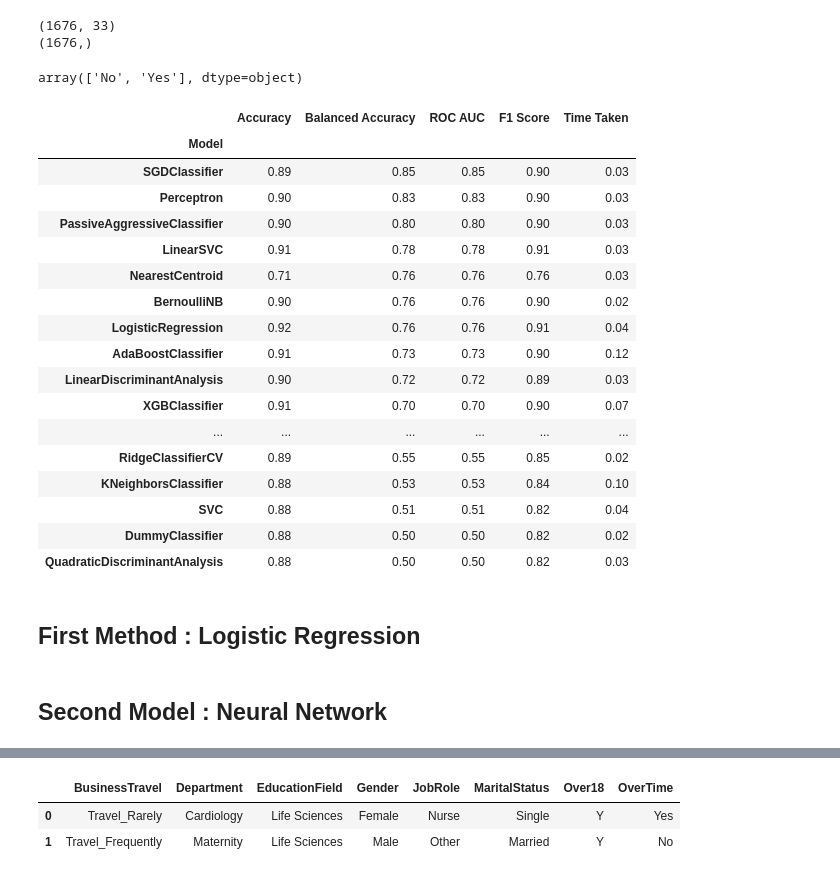
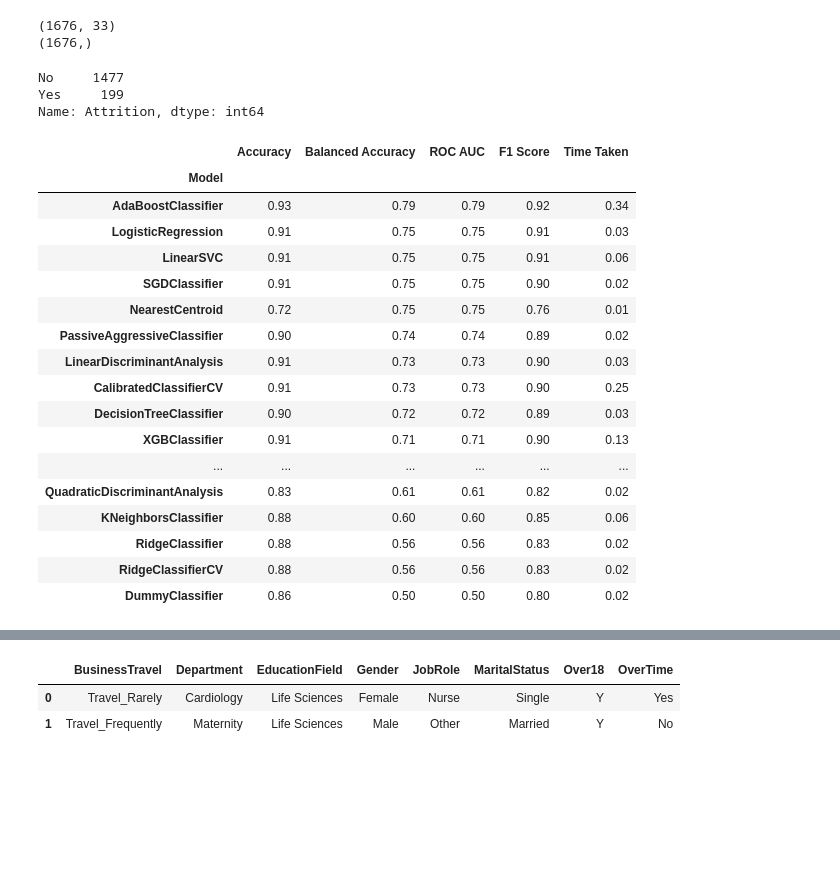
Before and after one commit to markmlowe/capstone, a Jupyter notebook: notebooks/01_mml_initial_data_exploration.ipynb, the cells around one changed output, grey strips where cells are left out. Cells and saved outputs as stored; diff of their text form; code cells hidden in the pictures; blank space fills up the shorter version.

Commit message:
logistic regression model testing

```diff
--- a/notebooks/01_mml_initial_data_exploration.ipynb
+++ b/notebooks/01_mml_initial_data_exploration.ipynb
@@ -47,9 +47,11 @@ print(y.shape)
 (1676, 33)
 (1676,)
 # %%
-y.unique()
+y.value_counts()
 # %% [output]
-array(['No', 'Yes'], dtype=object)
+No     1477
+Yes     199
+Name: Attrition, dtype: int64
 # %%
 y.replace('No', 0, inplace=True)
 y.replace('Yes', 1, inplace = True)
@@ -58,33 +60,29 @@ import lazypredict
 from lazypredict.Supervised import LazyClassifier
 from sklearn.model_selection import train_test_split
 # %%
-x_train, x_test, y_train, y_test = train_test_split(x,y, test_size =0.8, random_state=42)
+x_train, x_test, y_train, y_test = train_test_split(x,y, test_size =0.2, random_state=42)
 
 clf = LazyClassifier(verbose=0, ignore_warnings=True, custom_metric=None)
 
 models, predictions = clf.fit(x_train,x_test,y_train,y_test)
 
 models
 # %% [output]
 |  | Accuracy | Balanced Accuracy | ROC AUC | F1 Score | Time Taken |
 | Model |  |  |  |  |  |
-| SGDClassifier | 0.89 | 0.85 | 0.85 | 0.90 | 0.03 |
-| Perceptron | 0.90 | 0.83 | 0.83 | 0.90 | 0.03 |
-| PassiveAggressiveClassifier | 0.90 | 0.80 | 0.80 | 0.90 | 0.03 |
-| LinearSVC | 0.91 | 0.78 | 0.78 | 0.91 | 0.03 |
-| NearestCentroid | 0.71 | 0.76 | 0.76 | 0.76 | 0.03 |
-| BernoulliNB | 0.90 | 0.76 | 0.76 | 0.90 | 0.02 |
-| LogisticRegression | 0.92 | 0.76 | 0.76 | 0.91 | 0.04 |
-| AdaBoostClassifier | 0.91 | 0.73 | 0.73 | 0.90 | 0.12 |
-| LinearDiscriminantAnalysis | 0.90 | 0.72 | 0.72 | 0.89 | 0.03 |
-| XGBClassifier | 0.91 | 0.70 | 0.70 | 0.90 | 0.07 |
+| AdaBoostClassifier | 0.93 | 0.79 | 0.79 | 0.92 | 0.34 |
+| LogisticRegression | 0.91 | 0.75 | 0.75 | 0.91 | 0.03 |
+| LinearSVC | 0.91 | 0.75 | 0.75 | 0.91 | 0.06 |
+| SGDClassifier | 0.91 | 0.75 | 0.75 | 0.90 | 0.02 |
+| NearestCentroid | 0.72 | 0.75 | 0.75 | 0.76 | 0.01 |
+| PassiveAggressiveClassifier | 0.90 | 0.74 | 0.74 | 0.89 | 0.02 |
+| LinearDiscriminantAnalysis | 0.91 | 0.73 | 0.73 | 0.90 | 0.03 |
+| CalibratedClassifierCV | 0.91 | 0.73 | 0.73 | 0.90 | 0.25 |
+| DecisionTreeClassifier | 0.90 | 0.72 | 0.72 | 0.89 | 0.03 |
+| XGBClassifier | 0.91 | 0.71 | 0.71 | 0.90 | 0.13 |
 | ... | ... | ... | ... | ... | ... |
-| RidgeClassifierCV | 0.89 | 0.55 | 0.55 | 0.85 | 0.02 |
-| KNeighborsClassifier | 0.88 | 0.53 | 0.53 | 0.84 | 0.10 |
-| SVC | 0.88 | 0.51 | 0.51 | 0.82 | 0.04 |
-| DummyClassifier | 0.88 | 0.50 | 0.50 | 0.82 | 0.02 |
-| QuadraticDiscriminantAnalysis | 0.88 | 0.50 | 0.50 | 0.82 | 0.03 |
+| QuadraticDiscriminantAnalysis | 0.83 | 0.61 | 0.61 | 0.82 | 0.02 |
+| KNeighborsClassifier | 0.88 | 0.60 | 0.60 | 0.85 | 0.06 |
+| RidgeClassifier | 0.88 | 0.56 | 0.56 | 0.83 | 0.02 |
+| RidgeClassifierCV | 0.88 | 0.56 | 0.56 | 0.83 | 0.02 |
+| DummyClassifier | 0.86 | 0.50 | 0.50 | 0.80 | 0.02 |
-# %% [markdown]
-## First Method : Logistic Regression
-# %% [markdown]
-## Second Model : Neural Network
```
Also changed, not shown: parts of 21 cells of this notebook.
